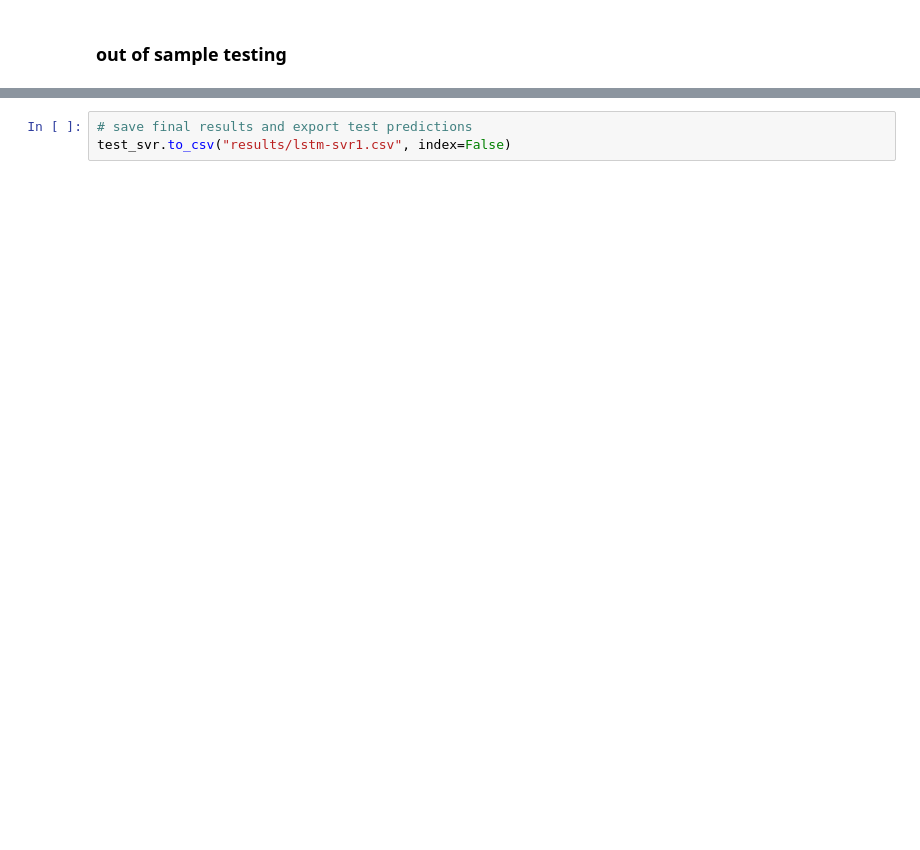
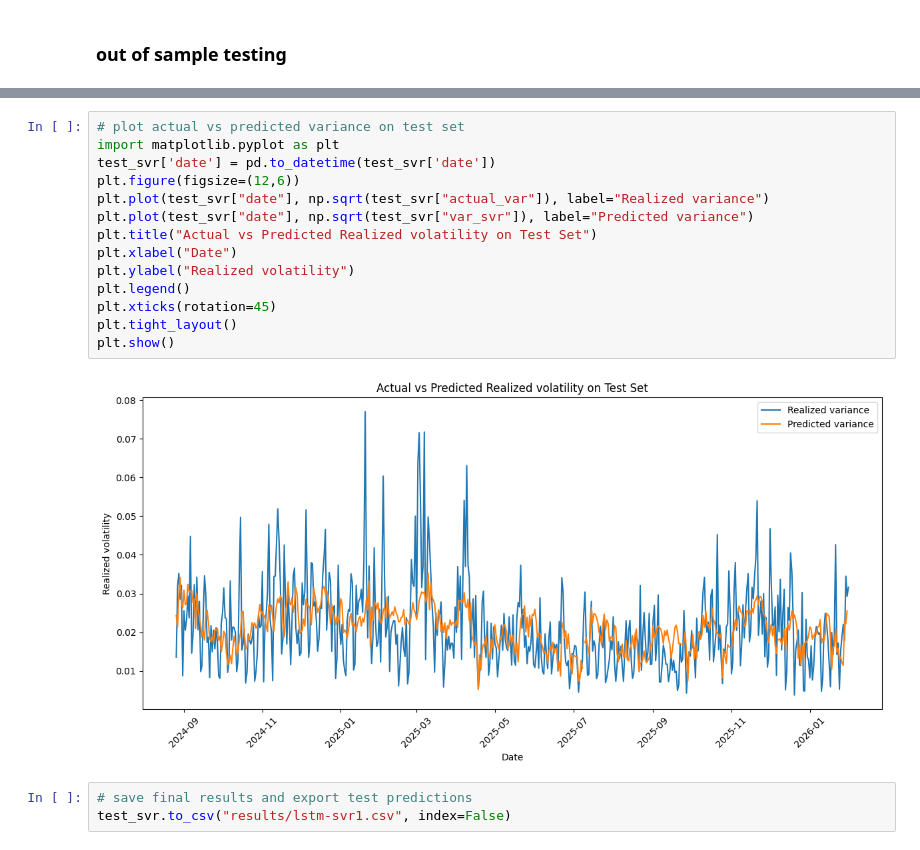
Before and after one commit to Therulow/DSE4211-GRP13, a Jupyter notebook: lstm-regimeaware/lstm_regime6.ipynb, the cells around one changed output, grey strips where cells are left out. Cells and saved outputs as stored; diff of their text form; blank space fills up the shorter version.

```diff
--- a/lstm-regimeaware/lstm_regime6.ipynb
+++ b/lstm-regimeaware/lstm_regime6.ipynb
@@ -903,3 +1042,19 @@ plt.show()
+# %%
+# plot actual vs predicted variance on test set
+import matplotlib.pyplot as plt
+test_svr['date'] = pd.to_datetime(test_svr['date'])
+plt.figure(figsize=(12,6))
+plt.plot(test_svr["date"], np.sqrt(test_svr["actual_var"]), label="Realized variance")
+plt.plot(test_svr["date"], np.sqrt(test_svr["var_svr"]), label="Predicted variance")
+plt.title("Actual vs Predicted Realized volatility on Test Set")
+plt.xlabel("Date")
+plt.ylabel("Realized volatility")
+plt.legend()
+plt.xticks(rotation=45)
+plt.tight_layout()
+plt.show()
+# %% [output]
+[figure, added]
 # %%
 # save final results and export test predictions
 test_svr.to_csv("results/lstm-svr1.csv", index=False)
```
Also changed, not shown: parts of 17 cells of this notebook, 1 other file.
